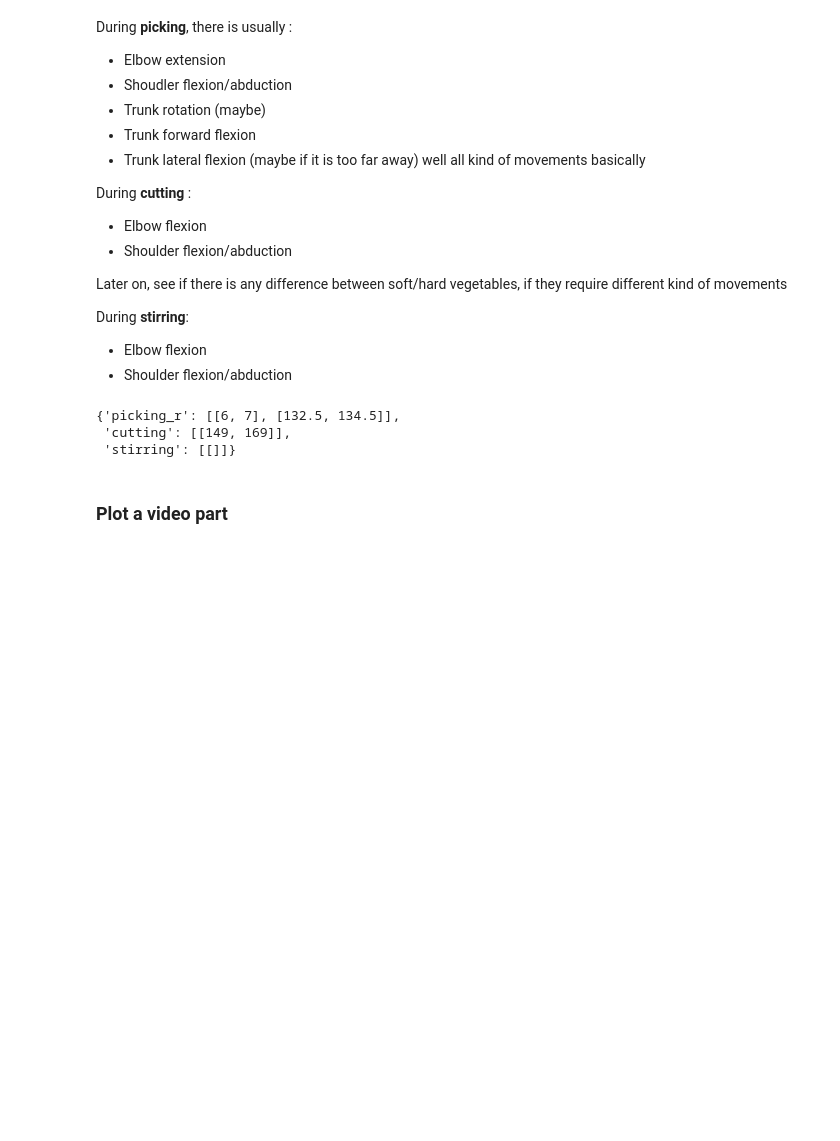
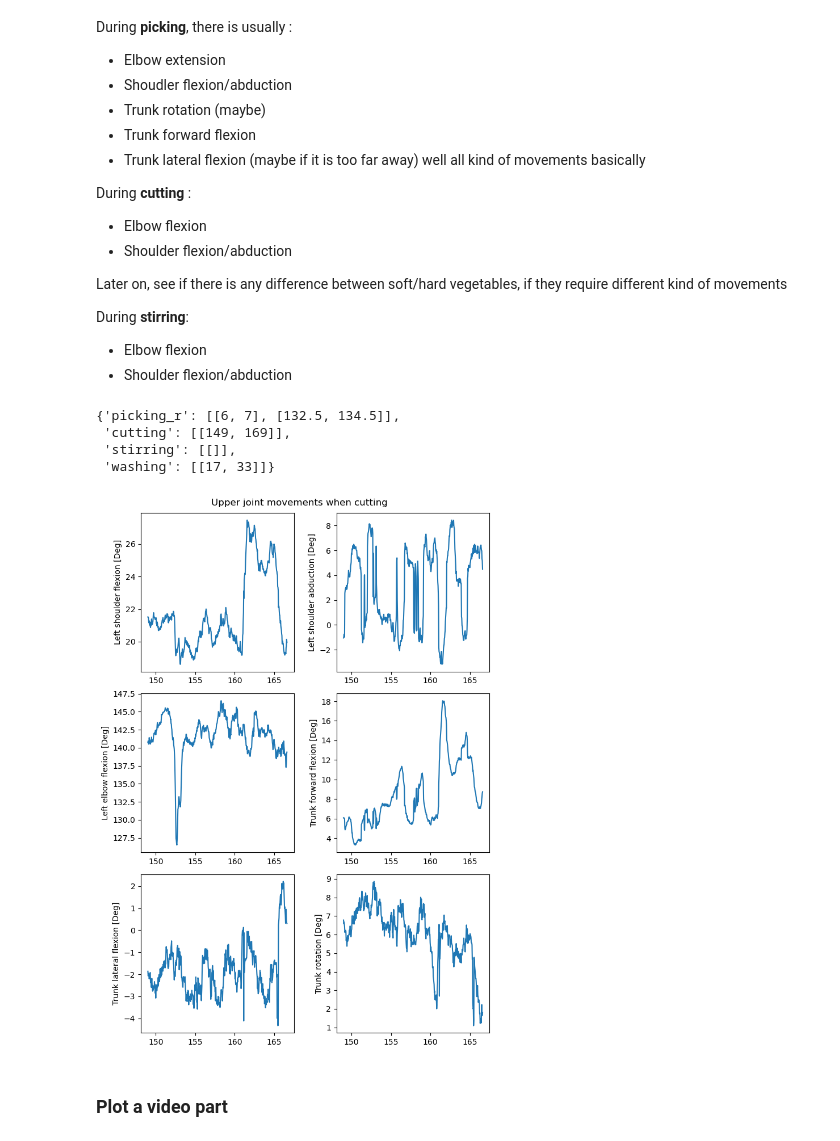
Before and after one commit to FranklinLeong/dexterity_assessment_CL, a Jupyter notebook: src/exploratory copie.ipynb, the cells around one changed output. Cells and saved outputs as stored; diff of their text form; code cells hidden in the pictures; blank space fills up the shorter version.

Commit message:
Add subplots of all joints together

```diff
--- a/src/exploratory copie.ipynb
+++ b/src/exploratory copie.ipynb
@@ -125,7 +125,8 @@ Let's assume that the picking event begins when subject looks at the object of i
 # %%
 events = {'picking_r' : [[6, 7], [132.5, 134.5]],
           'cutting' : [[149, 169]],
-          'stirring' : [[]]}
+          'stirring' : [[]],
+          'washing' : [[17, 33]]}
 # %% [markdown]
 It seems like that our participant is right-handed.
 # %% [markdown]
@@ -815,7 +816,44 @@ events
 # %% [output]
 {'picking_r': [[6, 7], [132.5, 134.5]],
  'cutting': [[149, 169]],
- 'stirring': [[]]}
+ 'stirring': [[]],
+ 'washing': [[17, 33]]}
+# %%
+t1, t2 = time_id(df, events['cutting'][0][0], events['cutting'][0][1])
+# %%
+fig = plt.figure(figsize=(7, 10))
+x = df['time'][t1:t2]
+fig.suptitle('Upper joint movements when cutting')
+plt.subplot(3, 2, 1)
+
+plt.plot(x, df['leftshoulder_flex'][t1:t2])
+plt.ylabel('Left shoulder flexion [Deg]')
+
+plt.subplot(3, 2, 2)
+plt.plot(x, df['leftshoulder_abduc'][t1:t2])
+plt.ylabel('Left shoulder abduction [Deg]')
+
+
+plt.subplot(3, 2, 3)
+plt.plot(x, df['leftelbow_flex'][t1:t2])
+plt.ylabel('Left elbow flexion [Deg]')
+
+plt.subplot(3, 2, 4)
+plt.plot(x, df['trunk_forward_flex'][t1:t2])
+plt.ylabel('Trunk forward flexion [Deg]')
+
+plt.subplot(3, 2, 5)
+plt.plot(x, df['trunk_lateral_flex'][t1:t2])
+plt.ylabel('Trunk lateral flexion [Deg]')
+
+plt.subplot(3, 2, 6)
+plt.plot(x, df['trunk_rotation'][t1:t2])
+plt.ylabel('Trunk rotation [Deg]')
+plt.tight_layout()
+
+plt.show()
+# %% [output]
+[figure, added]
 # %% [markdown]
 ### Plot a video part
 # %%
```
